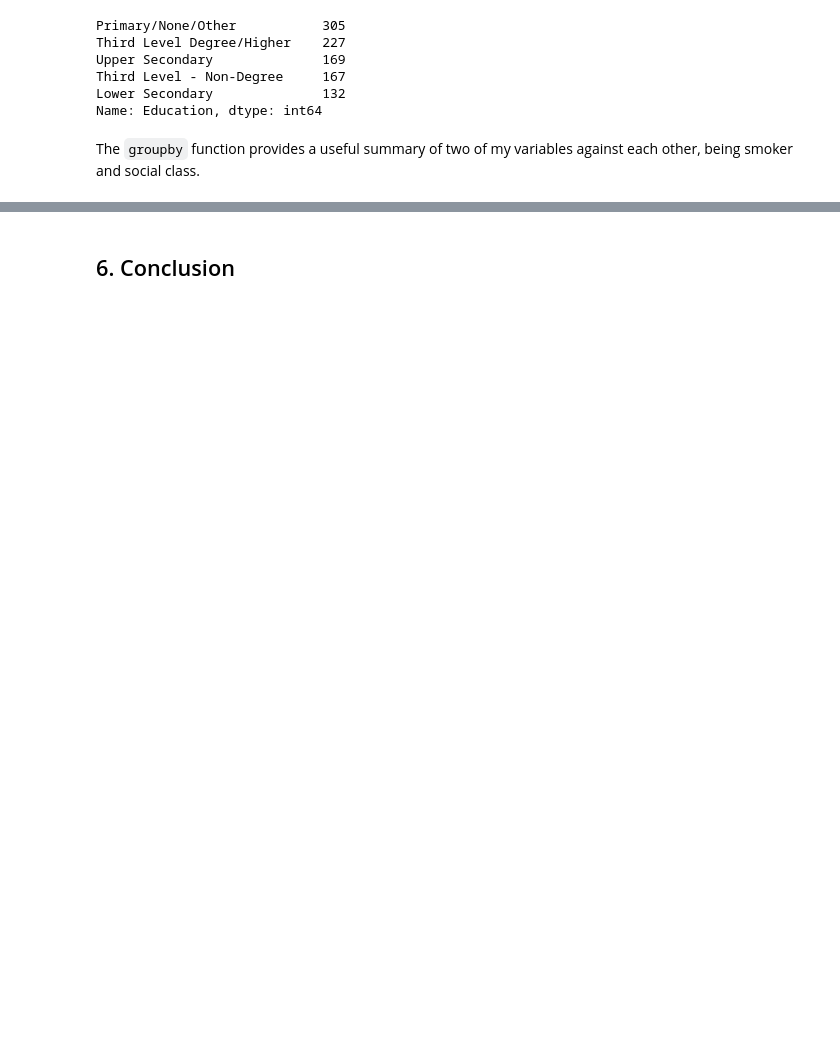
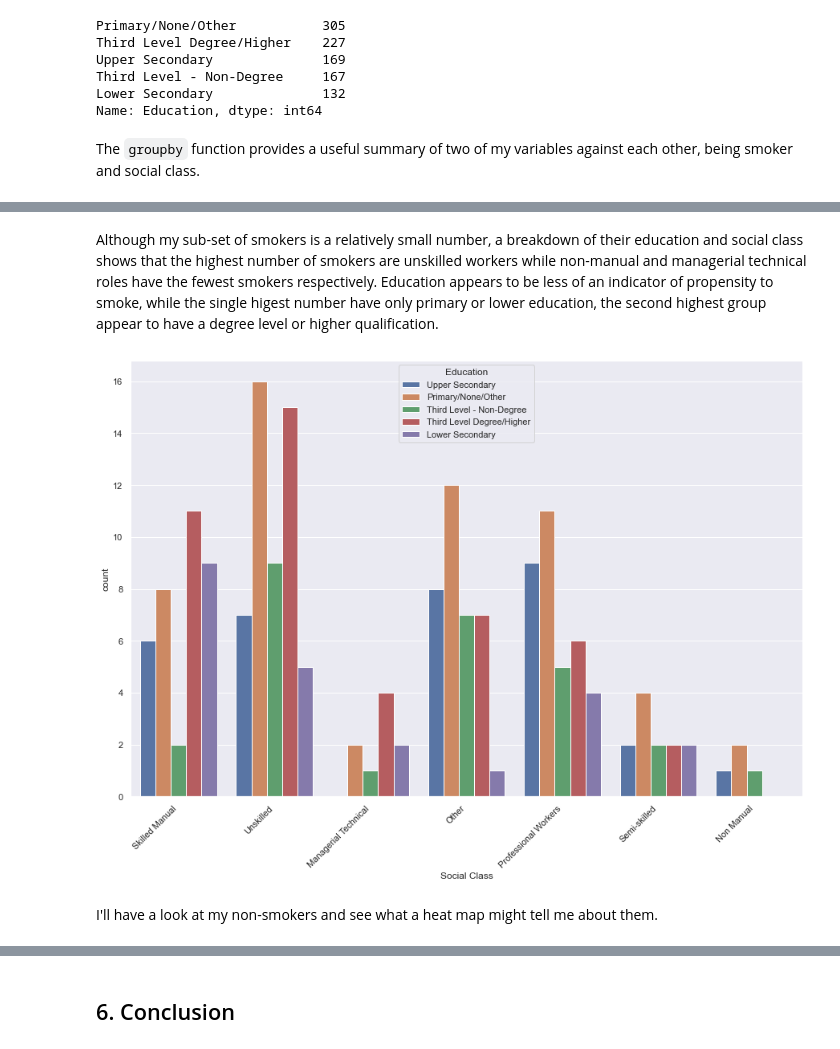
Before and after one commit to Scunnies/PfDA_Assignment, a Jupyter notebook: PfDA_Assignment.ipynb, the cells around one changed output, grey strips where cells are left out. Drawn from its saved outputs; the diff is of its cells as text; code cells hidden in the pictures; blank space fills up the shorter version.

```diff
--- a/PfDA_Assignment.ipynb
+++ b/PfDA_Assignment.ipynb
@@ -339,0 +363,3 @@ plt.show()
+# %%
+yes = df.query("Smoker == 'Yes'")
+yes
@@ -339,0 +380,10 @@ plt.show()
+# %% [markdown]
+Although my sub-set of smokers is a relatively small number, a breakdown of their education and social class shows that the highest number of smokers are unskilled workers while non-manual and managerial technical roles have the fewest smokers respectively.  Education appears to be less of an indicator of propensity to smoke, while the single higest number have only primary or lower education, the second highest group appear to have a degree level or higher qualification.
+# %%
+plt.figure(figsize=(15,10))
+socplot = sns.countplot(x='Social Class',hue='Education', data=yes)
+socplot.set_xticklabels(Edplot.get_xticklabels(), rotation=45, horizontalalignment='right');
+# %% [output]
+[figure, added]
+# %% [markdown]
+I'll have a look at my non-smokers and see what a heat map might tell me about them.
```
Also changed, not shown: parts of 30 cells of this notebook.
